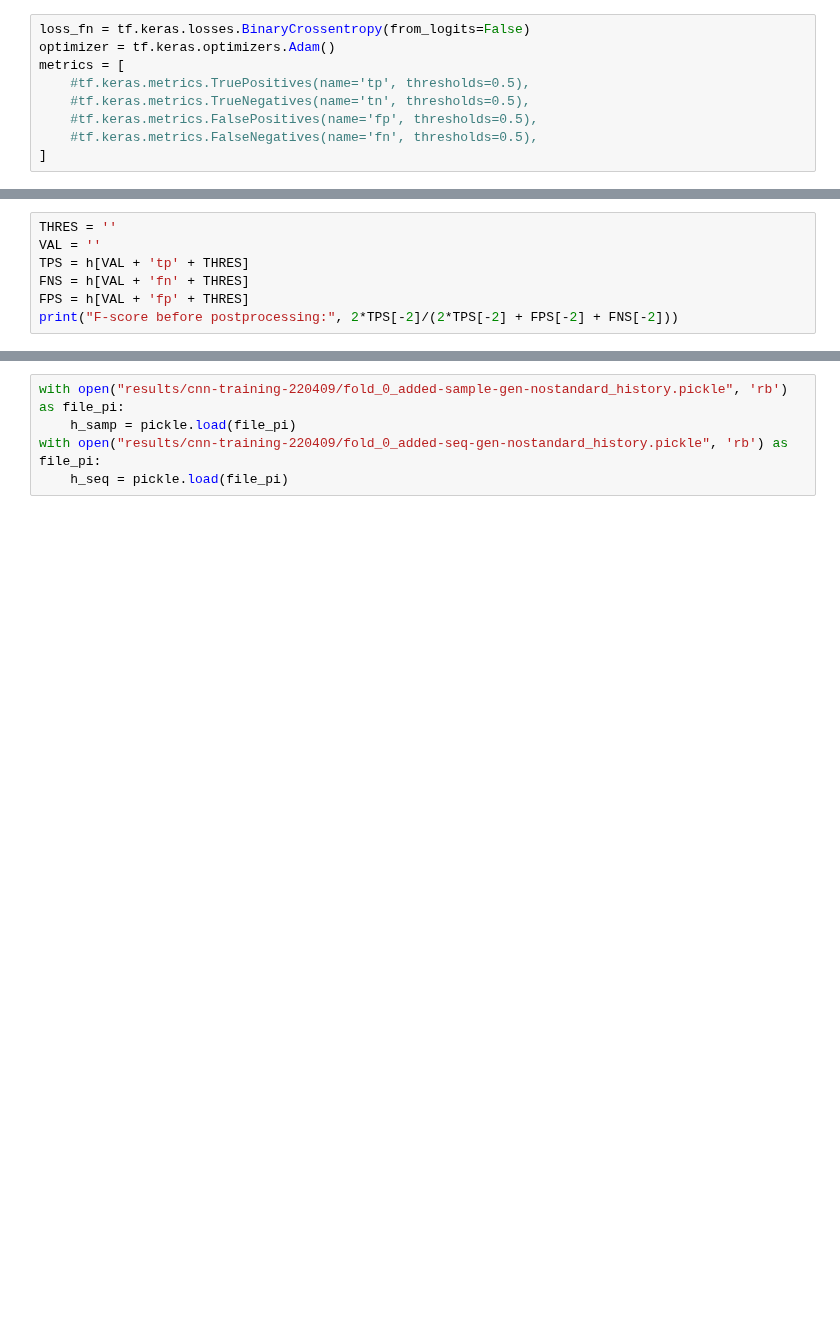
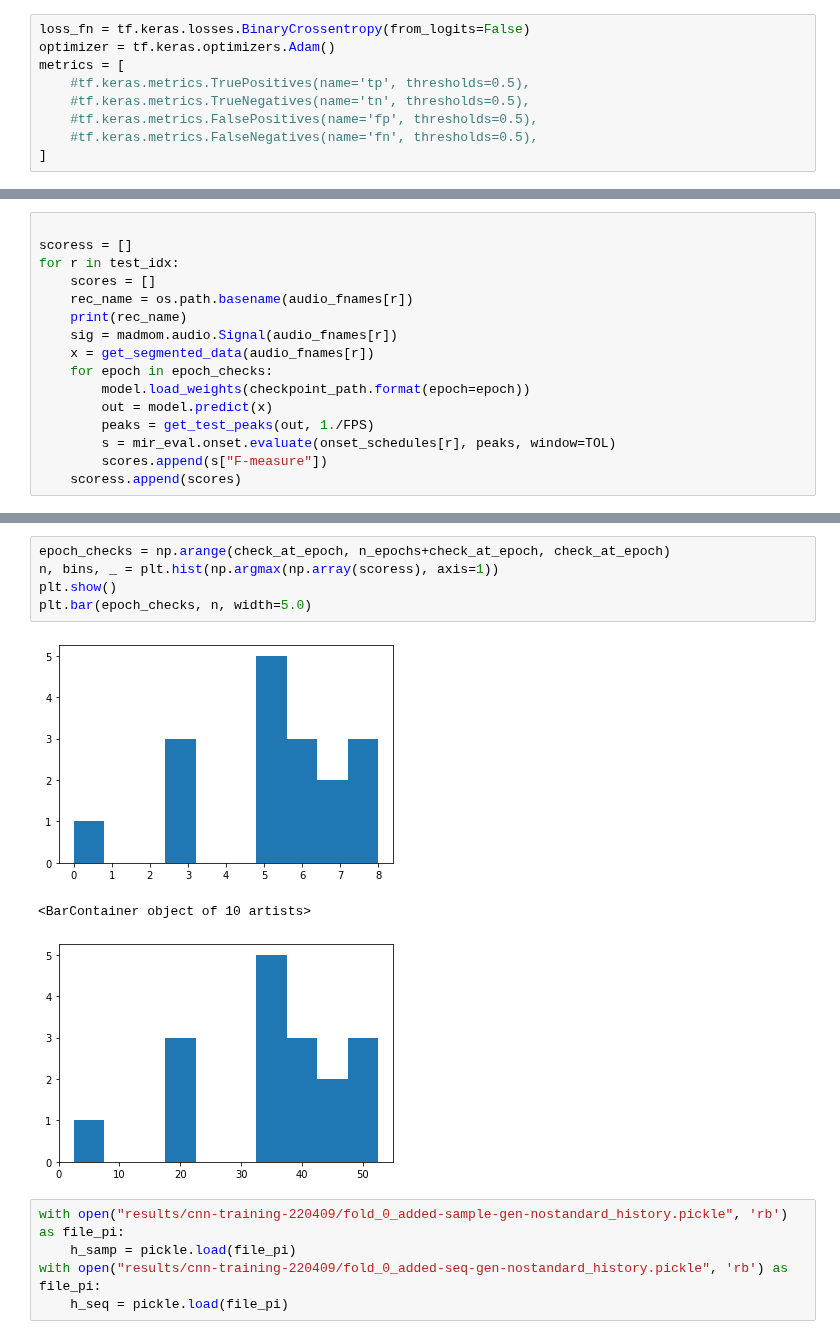
Before and after one commit to SimonFalk/beyondPianoRoll, a Jupyter notebook: flow.ipynb, the cells around one changed output, grey strips where cells are left out. Saved outputs shown, nothing was run; the diff lists cells and outputs as text; blank space fills up the shorter version.

```diff
--- a/flow.ipynb
+++ b/flow.ipynb
@@ -388,8 +466,17 @@ TypeError: Cannot convert 0.0 to EagerTensor of dtype int64
 # %%
-THRES = ''
-VAL = ''
-TPS = h[VAL + 'tp' + THRES]
-FNS = h[VAL + 'fn' + THRES]
-FPS = h[VAL + 'fp' + THRES]
-print("F-score before postprocessing:", 2*TPS[-2]/(2*TPS[-2] + FPS[-2] + FNS[-2]))
+
+scoress = []
+for r in test_idx:
+    scores = []
+    rec_name = os.path.basename(audio_fnames[r])
+    print(rec_name)
+    sig = madmom.audio.Signal(audio_fnames[r])
+    x = get_segmented_data(audio_fnames[r])
+    for epoch in epoch_checks:
+        model.load_weights(checkpoint_path.format(epoch=epoch))
+        out = model.predict(x)
+        peaks = get_test_peaks(out, 1./FPS)
+        s = mir_eval.onset.evaluate(onset_schedules[r], peaks, window=TOL)
+        scores.append(s["F-measure"])
+    scoress.append(scores)
 # %% [output]
@@ -397,3 +500,12 @@ F-score before postprocessing: 0.3920179307353048
+# %%
+epoch_checks = np.arange(check_at_epoch, n_epochs+check_at_epoch, check_at_epoch)
+n, bins, _ = plt.hist(np.argmax(np.array(scoress), axis=1))
+plt.show()
+plt.bar(epoch_checks, n, width=5.0)
+# %% [output]
+[figure, added]
+<BarContainer object of 10 artists>
+[figure, added]
 # %%
 with open("results/cnn-training-220409/fold_0_added-sample-gen-nostandard_history.pickle", 'rb') as file_pi:
     h_samp = pickle.load(file_pi)
```
Also changed, not shown: parts of 8 cells of this notebook, 27 other files.
